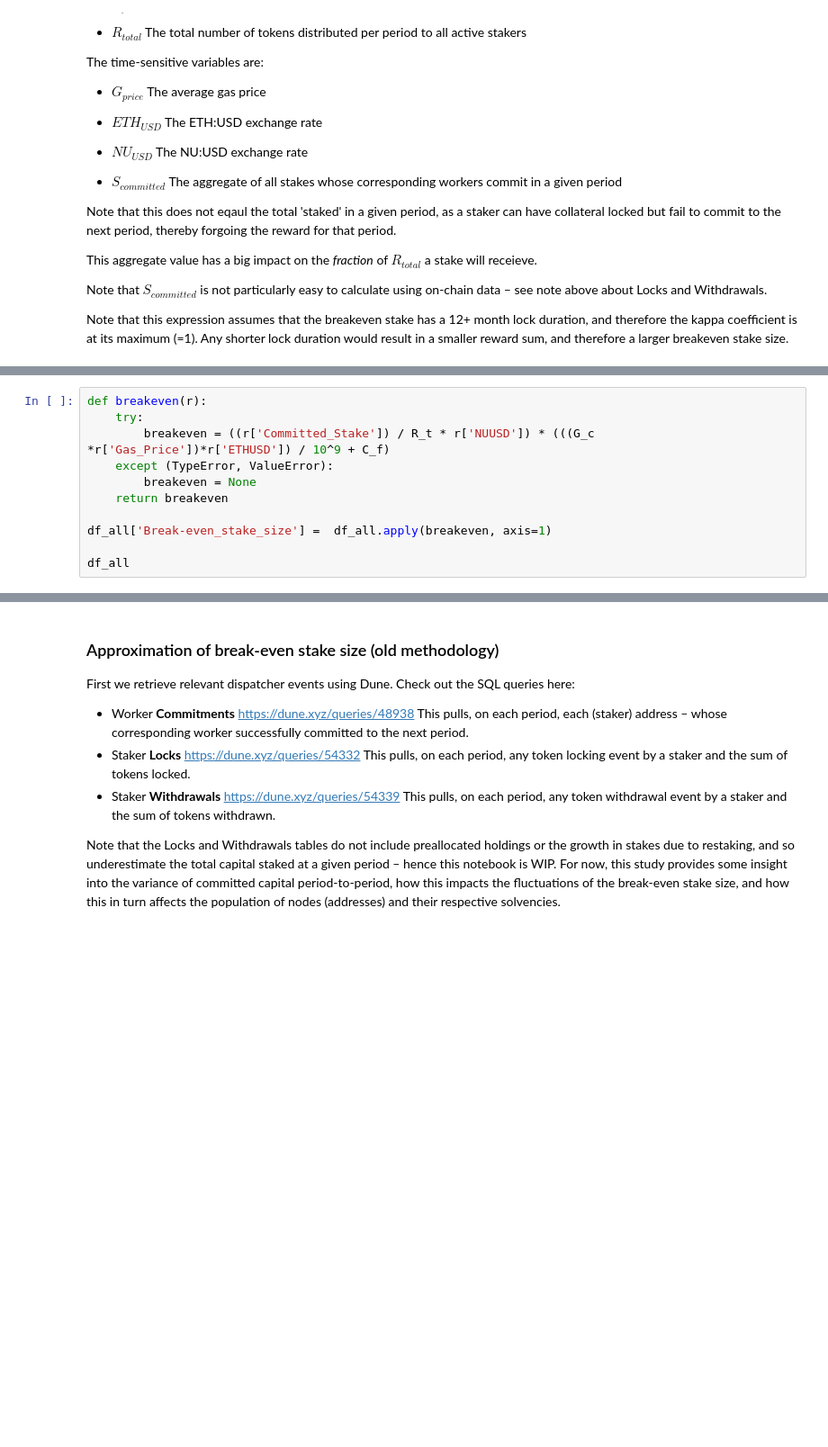
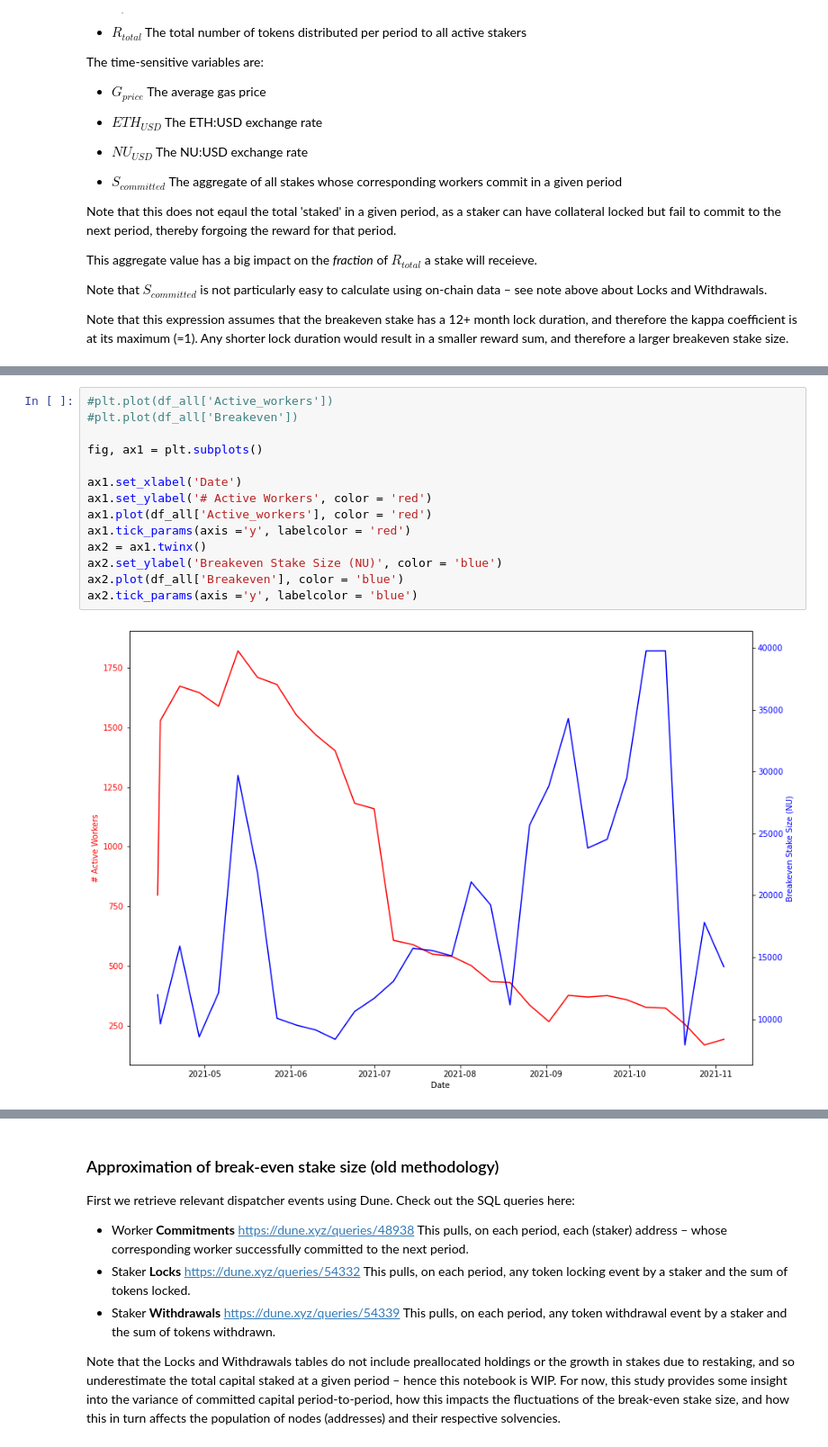
Before and after one commit to arjunhassard/economic-research, a Jupyter notebook: nc_node_behavior/nucypher_node_behavior.ipynb, the cells around one changed output, grey strips where cells are left out. Shown at 90% size. Drawn from its saved outputs; the diff is of its cells as text; blank space fills up the shorter version.

Commit message:
cross-correlation visualized

```diff
--- a/nc_node_behavior/nucypher_node_behavior.ipynb
+++ b/nc_node_behavior/nucypher_node_behavior.ipynb
@@ -106,11 +82,0 @@ ax2.tick_params(axis ='y', labelcolor = 'blue')
-# %%
-def breakeven(r):
-    try:
-        breakeven = ((r['Committed_Stake']) / R_t * r['NUUSD']) * (((G_c *r['Gas_Price'])*r['ETHUSD']) / 10^9 + C_f)
-    except (TypeError, ValueError):
-        breakeven = None
-    return breakeven
-
-df_all['Break-even_stake_size'] =  df_all.apply(breakeven, axis=1)
-
-df_all
@@ -116,0 +90,16 @@ df_all
+# %%
+#plt.plot(df_all['Active_workers'])
+#plt.plot(df_all['Breakeven'])
+
+fig, ax1 = plt.subplots()
+
+ax1.set_xlabel('Date')
+ax1.set_ylabel('# Active Workers', color = 'red')
+ax1.plot(df_all['Active_workers'], color = 'red')
+ax1.tick_params(axis ='y', labelcolor = 'red')
+ax2 = ax1.twinx()
+ax2.set_ylabel('Breakeven Stake Size (NU)', color = 'blue')
+ax2.plot(df_all['Breakeven'], color = 'blue')
+ax2.tick_params(axis ='y', labelcolor = 'blue')
+# %% [output]
+[figure, added]
```
Also changed, not shown: parts of 5 cells of this notebook, 1 other file.
